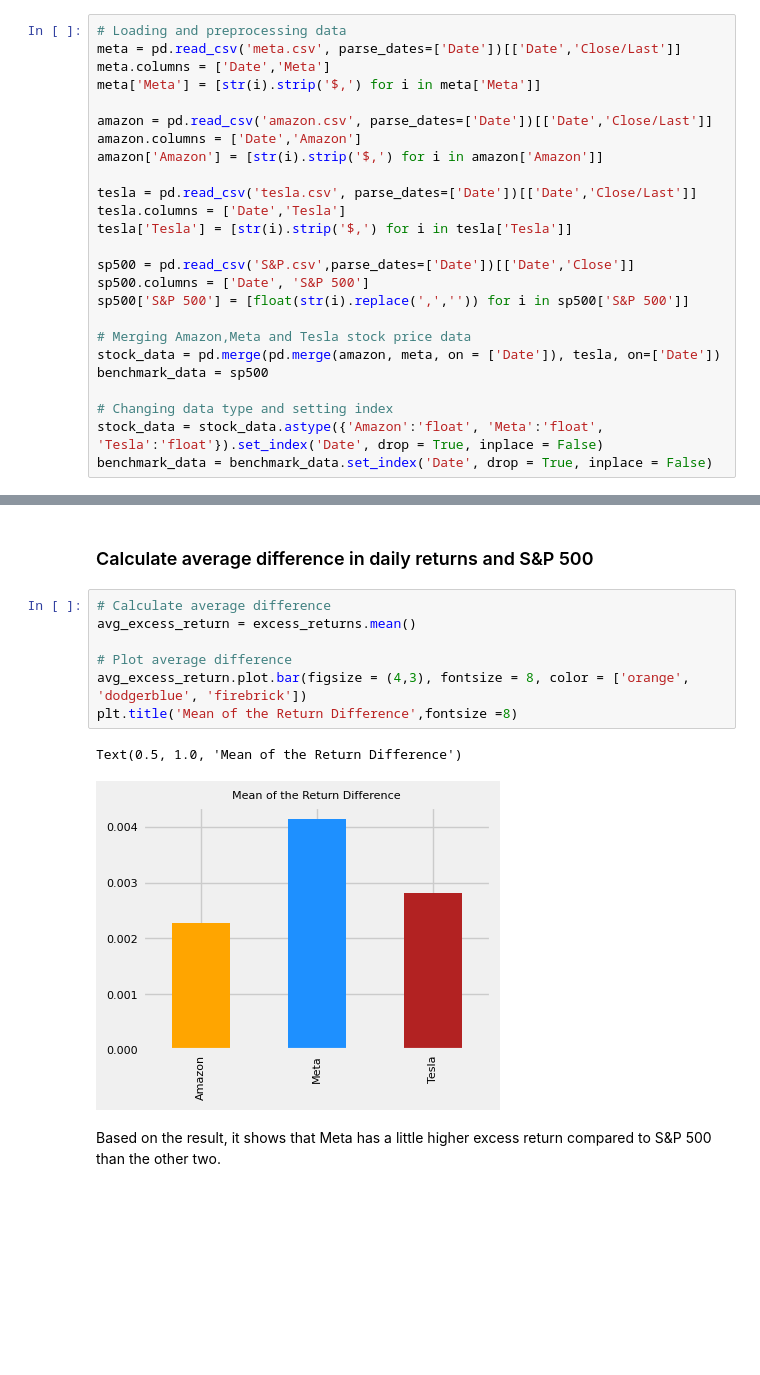
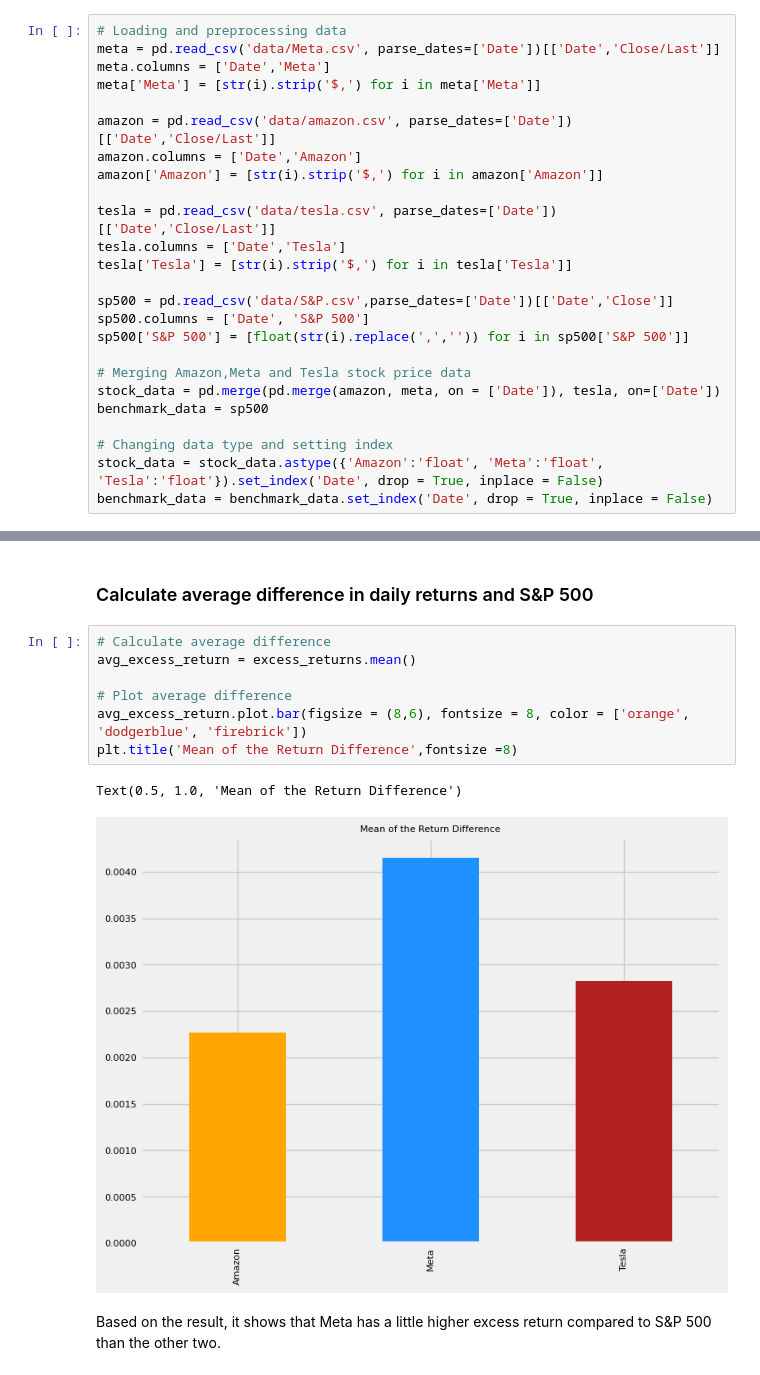
Before and after one commit to wswu001/Risk-Return-The-Sharpe-Ratio, a Jupyter notebook: main.ipynb, the cells around one changed output, grey strips where cells are left out. Cells and saved outputs as stored; diff of their text form; blank space fills up the shorter version.

```diff
--- a/main.ipynb
+++ b/main.ipynb
@@ -33,19 +30,19 @@ UsageError: Line magic function `%matplotlib.inline` not found.
 ### Preprocess Data
 # %%
 # Loading and preprocessing data
-meta = pd.read_csv('meta.csv', parse_dates=['Date'])[['Date','Close/Last']]
+meta = pd.read_csv('data/Meta.csv', parse_dates=['Date'])[['Date','Close/Last']]
 meta.columns = ['Date','Meta']
 meta['Meta'] = [str(i).strip('$,') for i in meta['Meta']]
 
-amazon = pd.read_csv('amazon.csv', parse_dates=['Date'])[['Date','Close/Last']]
+amazon = pd.read_csv('data/amazon.csv', parse_dates=['Date'])[['Date','Close/Last']]
 amazon.columns = ['Date','Amazon']
 amazon['Amazon'] = [str(i).strip('$,') for i in amazon['Amazon']]
 
-tesla = pd.read_csv('tesla.csv', parse_dates=['Date'])[['Date','Close/Last']]
+tesla = pd.read_csv('data/tesla.csv', parse_dates=['Date'])[['Date','Close/Last']]
 tesla.columns = ['Date','Tesla']
 tesla['Tesla'] = [str(i).strip('$,') for i in tesla['Tesla']]
 
-sp500 = pd.read_csv('S&P.csv',parse_dates=['Date'])[['Date','Close']]
+sp500 = pd.read_csv('data/S&P.csv',parse_dates=['Date'])[['Date','Close']]
 sp500.columns = ['Date', 'S&P 500']
 sp500['S&P 500'] = [float(str(i).replace(',','')) for i in sp500['S&P 500']]
 
@@ -236,13 +238,13 @@ excess_returns.describe()
 # %%
 # Calculate average difference
 avg_excess_return = excess_returns.mean()
 
 # Plot average difference
-avg_excess_return.plot.bar(figsize = (4,3), fontsize = 8, color = ['orange', 'dodgerblue', 'firebrick'])
+avg_excess_return.plot.bar(figsize = (8,6), fontsize = 8, color = ['orange', 'dodgerblue', 'firebrick'])
 plt.title('Mean of the Return Difference',fontsize =8)
 # %% [output]
 Text(0.5, 1.0, 'Mean of the Return Difference')
-[figure, old version]
+[figure, new version]
 # %% [markdown]
 Based on the result, it shows that Meta has a little higher excess return compared to S&P 500 than the other two.
 # %% [markdown]
```
Also changed, not shown: parts of 8 cells of this notebook.
